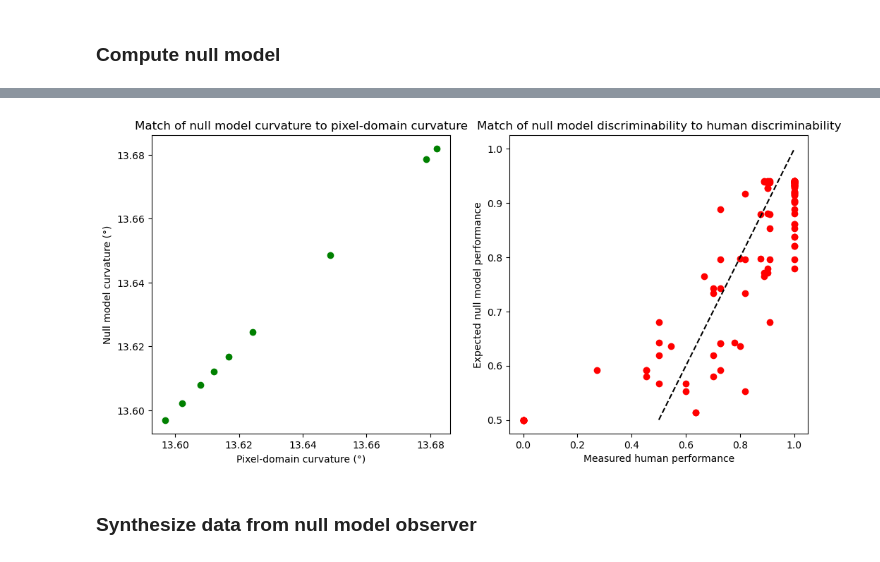
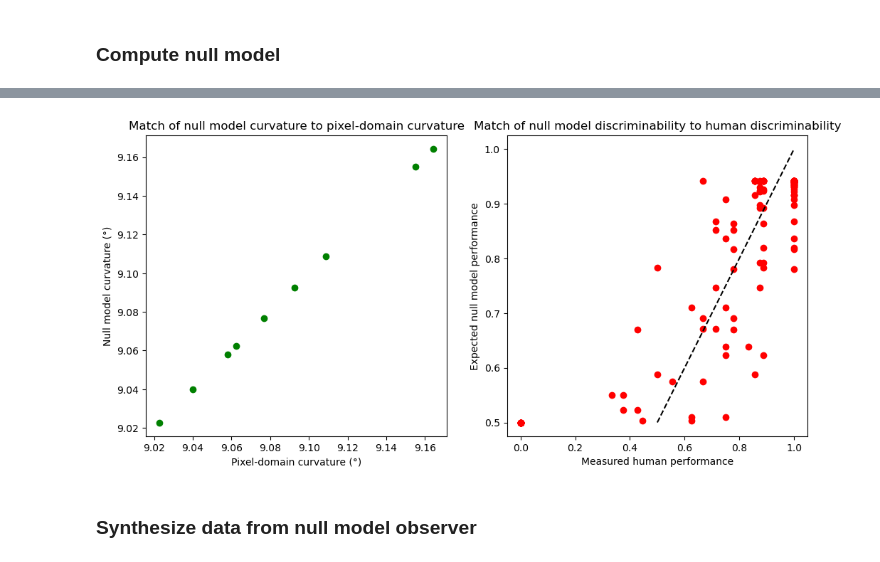
Before and after one commit to nguyen-td/perceptual-straightening, a Jupyter notebook: load_yoondata.ipynb, the cells around one changed output, grey strips where cells are left out. Cells and saved outputs as stored; diff of their text form; code cells hidden in the pictures.

Commit message:
add curvature estimation on null model, update convergence criterion

```diff
--- a/load_yoondata.ipynb
+++ b/load_yoondata.ipynb
@@ -54,5 +62,6 @@ is_natural = True if category == 'natural' else False
 
 # n_dim = n_frames - 1
 n_dim = 5
-x_null, c_pixel, c_null, prob_corr_human, prob_corr_null = optimize_null(stim_folder, n_corr_obs, n_total_obs, n_dim=n_dim, n_starts=10, n_iter=10000, n_frames=n_frames, is_natural=is_natural, version=1, disp=False)
+version = 2
+x_null, c_pixel, c_null, prob_corr_human, prob_corr_null = optimize_null(stim_folder, n_corr_obs, n_total_obs, n_dim=n_dim, n_starts=10, n_iter=20000, n_frames=n_frames, is_natural=is_natural, version=version, disp=False)
 # %% [output]
@@ -76,21 +85,21 @@ Iteration 10 | Loss: 323.80840293318033
 # %%
 fig, axs = plt.subplots(1, 2, figsize=(12, 10))
 
-axs[0].plot(torch.rad2deg(c_pixel), torch.rad2deg(c_null), 'go')
+axs[0].plot(np.rad2deg(c_pixel.detach().numpy()), np.rad2deg(c_null.detach().numpy()), 'go')
 # axs[0, 0].plot([0.5, 1], [0.5, 1], 'k--')
 axs[0].set_title('Match of null model curvature to pixel-domain curvature')
 axs[0].set_xlabel('Pixel-domain curvature (°)')
 axs[0].set_ylabel('Null model curvature (°)')
 axs[0].set_box_aspect(1)
 
 axs[1].plot(prob_corr_human.flatten(), prob_corr_null.flatten().detach(), 'ro')
 axs[1].plot([0.5, 1], [0.5, 1], 'k--')
 axs[1].set_title('Match of null model discriminability to human discriminability')
 axs[1].set_xlabel('Measured human performance')
 axs[1].set_ylabel('Expected null model performance')
 axs[1].set_box_aspect(1)
 # %% [output]
-[figure, old version]
+[figure, new version]
 # %% [markdown]
 ### Synthesize data from null model observer
 # %%
```
Also changed, not shown: parts of 14 cells of this notebook, 7 other files.
